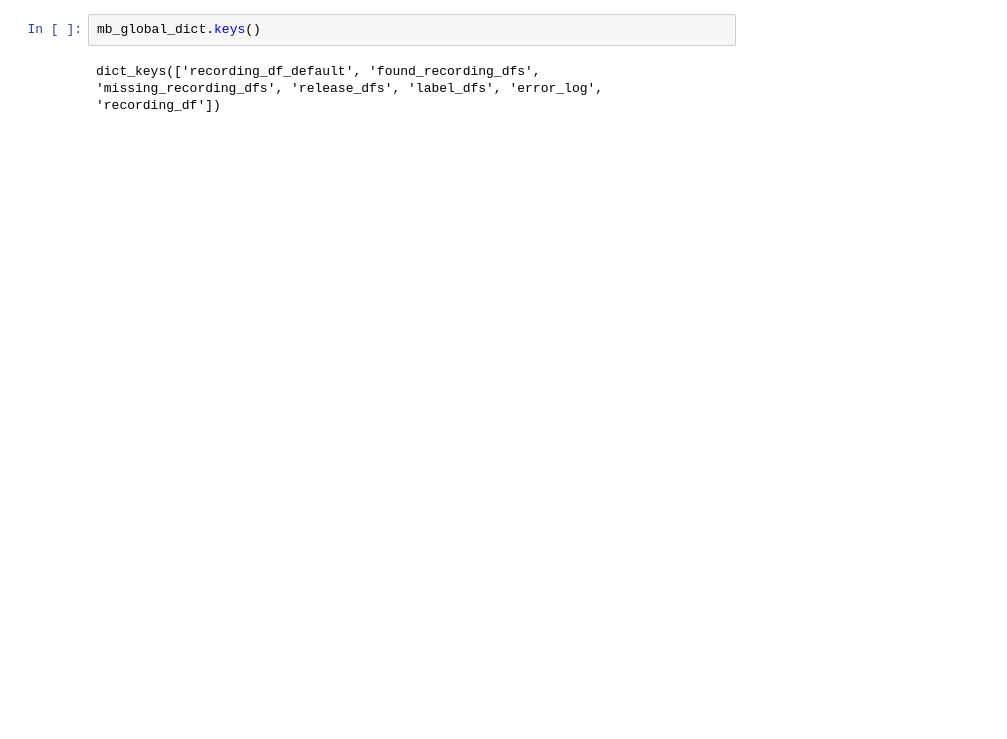
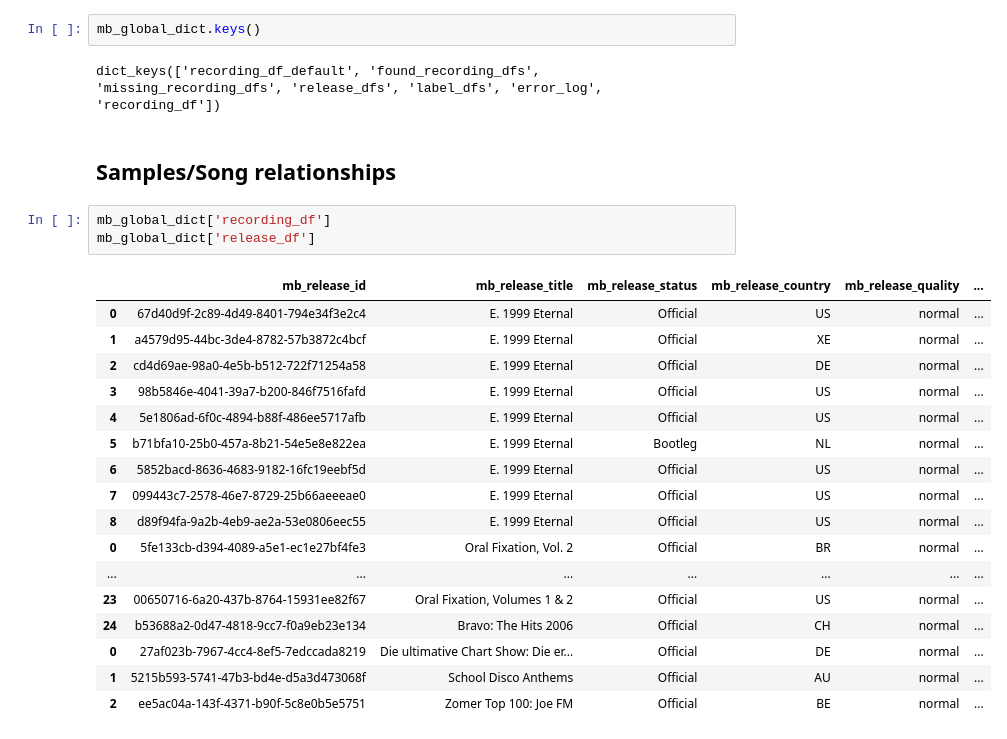
Before and after one commit to dknappopus/musicbrainz_api, a Jupyter notebook: musicbrainz_api.ipynb, the cells around one changed output. Drawn from its saved outputs; the diff is of its cells as text; blank space fills up the shorter version.

Commit message:
adding information about samples

```diff
--- a/musicbrainz_api.ipynb
+++ b/musicbrainz_api.ipynb
@@ -419,3 +449,26 @@ mb_global_dict['label_df']
 mb_global_dict.keys()
 # %% [output]
 dict_keys(['recording_df_default', 'found_recording_dfs', 'missing_recording_dfs', 'release_dfs', 'label_dfs', 'error_log', 'recording_df'])
+# %% [markdown]
+## Samples/Song relationships
+# %%
+mb_global_dict['recording_df']
+mb_global_dict['release_df']
+# %% [output]
+|  | mb_release_id | mb_release_title | mb_release_status | mb_release_country | mb_release_quality | ... |
+| 0 | 67d40d9f-2c89-4d49-8401-794e34f3e2c4 | E. 1999 Eternal | Official | US | normal | ... |
+| 1 | a4579d95-44bc-3de4-8782-57b3872c4bcf | E. 1999 Eternal | Official | XE | normal | ... |
+| 2 | cd4d69ae-98a0-4e5b-b512-722f71254a58 | E. 1999 Eternal | Official | DE | normal | ... |
+| 3 | 98b5846e-4041-39a7-b200-846f7516fafd | E. 1999 Eternal | Official | US | normal | ... |
+| 4 | 5e1806ad-6f0c-4894-b88f-486ee5717afb | E. 1999 Eternal | Official | US | normal | ... |
+| 5 | b71bfa10-25b0-457a-8b21-54e5e8e822ea | E. 1999 Eternal | Bootleg | NL | normal | ... |
+| 6 | 5852bacd-8636-4683-9182-16fc19eebf5d | E. 1999 Eternal | Official | US | normal | ... |
+| 7 | 099443c7-2578-46e7-8729-25b66aeeeae0 | E. 1999 Eternal | Official | US | normal | ... |
+| 8 | d89f94fa-9a2b-4eb9-ae2a-53e0806eec55 | E. 1999 Eternal | Official | US | normal | ... |
+| 0 | 5fe133cb-d394-4089-a5e1-ec1e27bf4fe3 | Oral Fixation, Vol. 2 | Official | BR | normal | ... |
+| ... | ... | ... | ... | ... | ... | ... |
+| 23 | 00650716-6a20-437b-8764-15931ee82f67 | Oral Fixation, Volumes 1 & 2 | Official | US | normal | ... |
+| 24 | b53688a2-0d47-4818-9cc7-f0a9eb23e134 | Bravo: The Hits 2006 | Official | CH | normal | ... |
+| 0 | 27af023b-7967-4cc4-8ef5-7edccada8219 | Die ultimative Chart Show: Die er... | Official | DE | normal | ... |
+| 1 | 5215b593-5741-47b3-bd4e-d5a3d473068f | School Disco Anthems | Official | AU | normal | ... |
+| 2 | ee5ac04a-143f-4371-b90f-5c8e0b5e5751 | Zomer Top 100: Joe FM | Official | BE | normal | ... |
```
Also changed, not shown: parts of 22 cells of this notebook.
